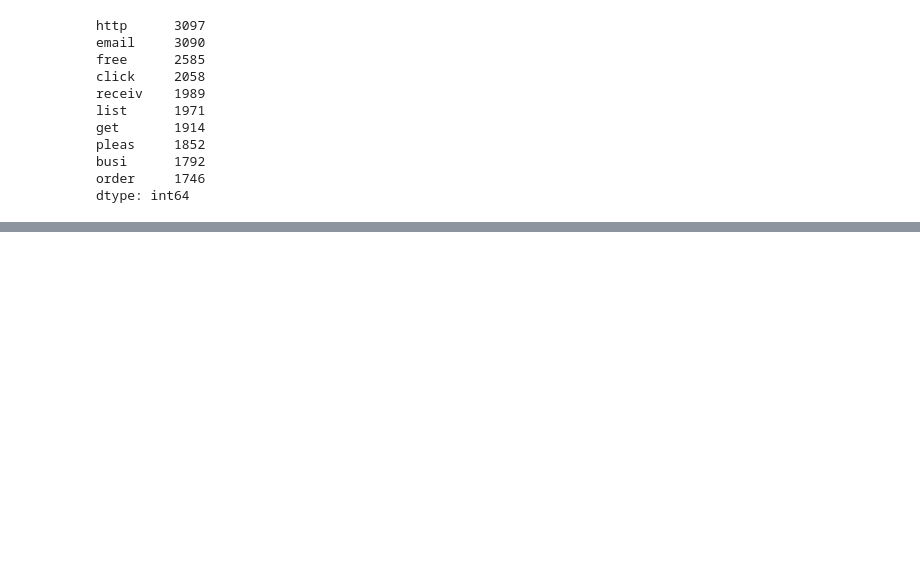
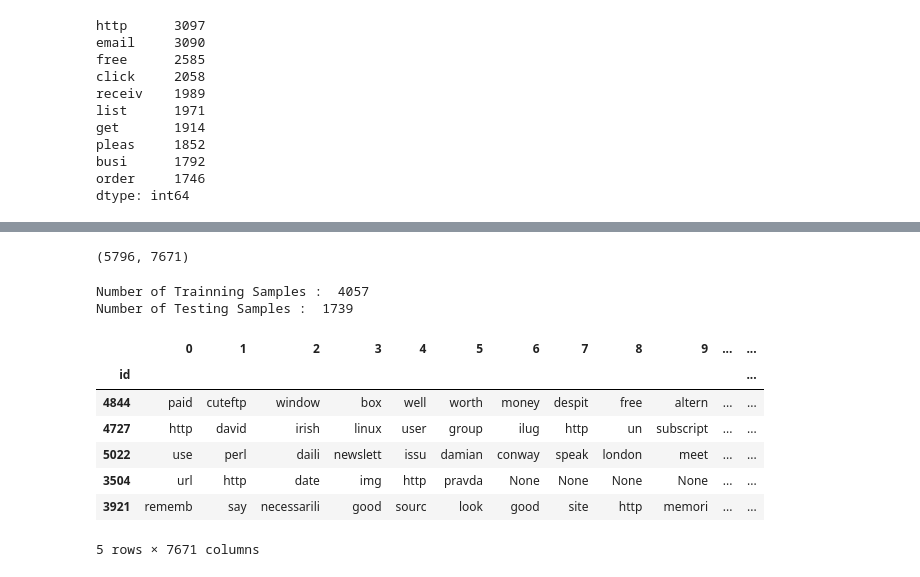
Before and after one commit to Sanchit987/MinorProject, a Jupyter notebook: MinorProject.ipynb, the cells around one changed output, grey strips where cells are left out. Cells and saved outputs as stored; diff of their text form; code cells hidden in the pictures; blank space fills up the shorter version.

```diff
--- a/MinorProject.ipynb
+++ b/MinorProject.ipynb
@@ -321,0 +360,2 @@ dtype: int64
+# %%
+stemmed_list = data['Mail_body'].apply(process)
@@ -321,0 +427,3 @@ dtype: int64
+# %%
+word_list_df = pd.DataFrame.from_records(stemmed_list.tolist())
+word_list_df.head()
@@ -321,0 +438,24 @@ dtype: int64
+# %%
+word_list_df.shape
+# %% [output]
+(5796, 7671)
+# %%
+x_train,x_test,y_train,y_test = train_test_split(word_list_df, data['class'],test_size = 0.3,random_state = 42)
+# %%
+print("Number of Trainning Samples : ",x_train.shape[0])
+print("Number of Testing Samples : ",x_test.shape[0])
+# %% [output]
+Number of Trainning Samples :  4057
+Number of Testing Samples :  1739
+# %%
+x_train.index.name = x_test.index.name = 'id'
+x_train.head()
+# %% [output]
+|  | 0 | 1 | 2 | 3 | 4 | 5 | 6 | 7 | 8 | 9 | ... | ... |
+| id |  |  |  |  |  |  |  |  |  |  |  | ... |
+| 4844 | paid | cuteftp | window | box | well | worth | money | despit | free | altern | ... | ... |
+| 4727 | http | david | irish | linux | user | group | ilug | http | un | subscript | ... | ... |
+| 5022 | use | perl | daili | newslett | issu | damian | conway | speak | london | meet | ... | ... |
+| 3504 | url | http | date | img | http | pravda | None | None | None | None | ... | ... |
+| 3921 | rememb | say | necessarili | good | sourc | look | good | site | http | memori | ... | ... |
+5 rows × 7671 columns
```
Also changed, not shown: parts of 39 cells of this notebook, 5 other files.
